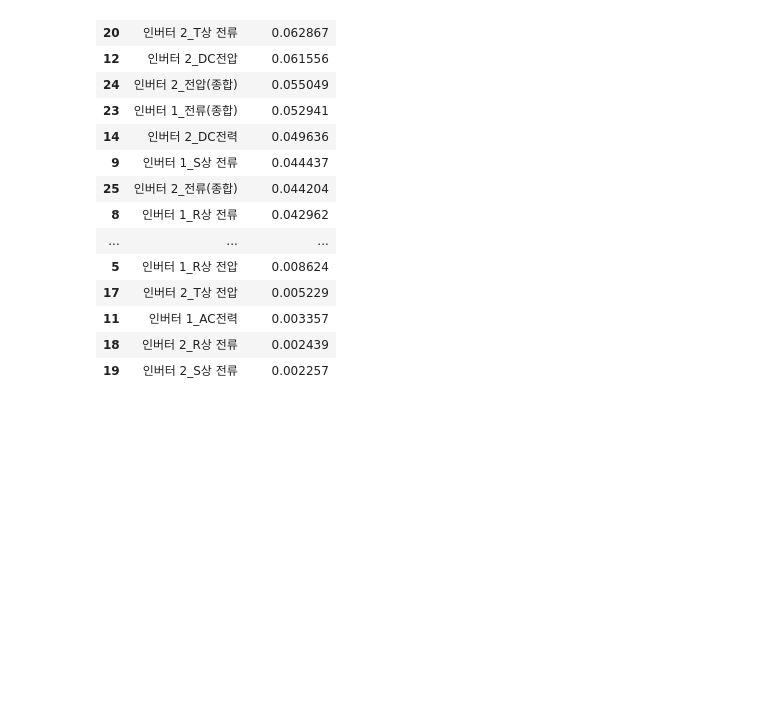
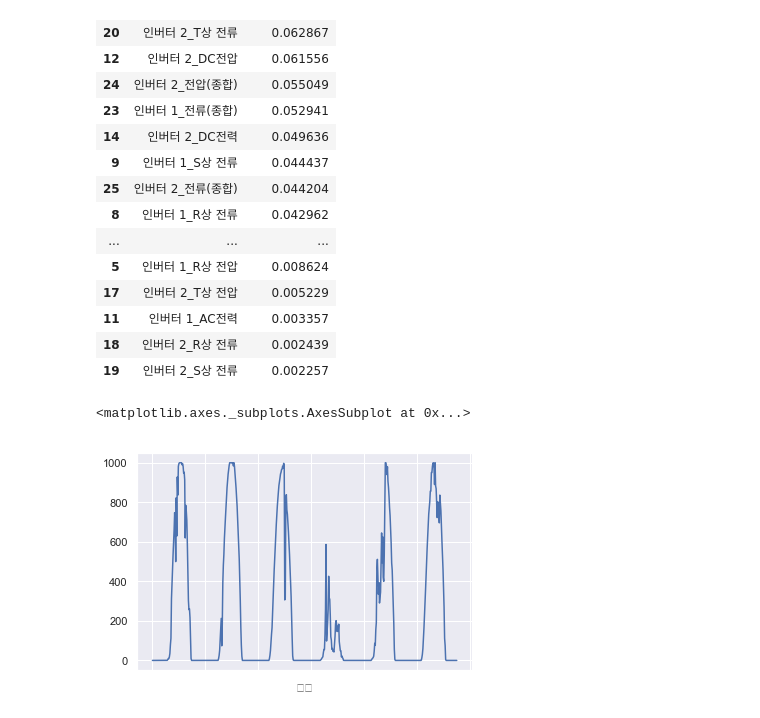
Before and after one commit to seokyeongheo/ewp-contest-2019, a Jupyter notebook: 02_EDA.ipynb, the cells around one changed output. Drawn from its saved outputs; the diff is of its cells as text; code cells hidden in the pictures; blank space fills up the shorter version.

```diff
--- a/02_EDA.ipynb
+++ b/02_EDA.ipynb
@@ -491,3 +499,8 @@ feature_importance.sort_values(by='importance', ascending=False)
 | 11 | 인버터 1_AC전력 | 0.003357 |
 | 18 | 인버터 2_R상 전류 | 0.002439 |
 | 19 | 인버터 2_S상 전류 | 0.002257 |
+# %%
+data_solar['공통_일사량'].plot()
+# %% [output]
+<matplotlib.axes._subplots.AxesSubplot at 0x...>
+[figure, added]
```
Also changed, not shown: parts of 8 cells of this notebook.
